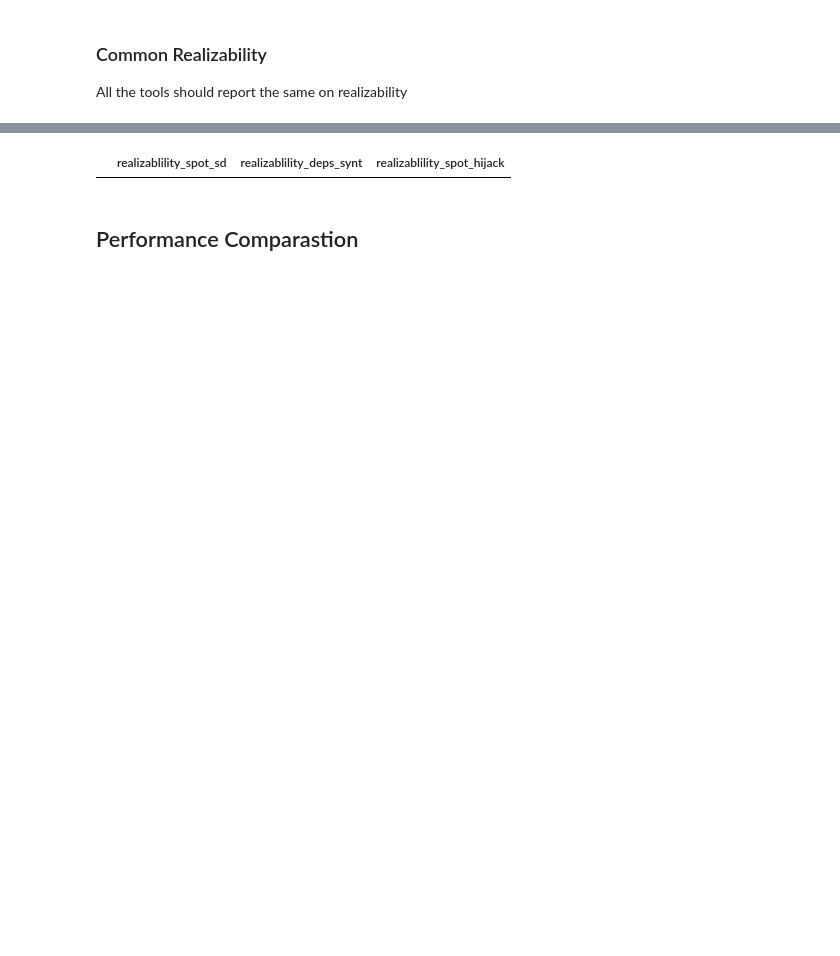
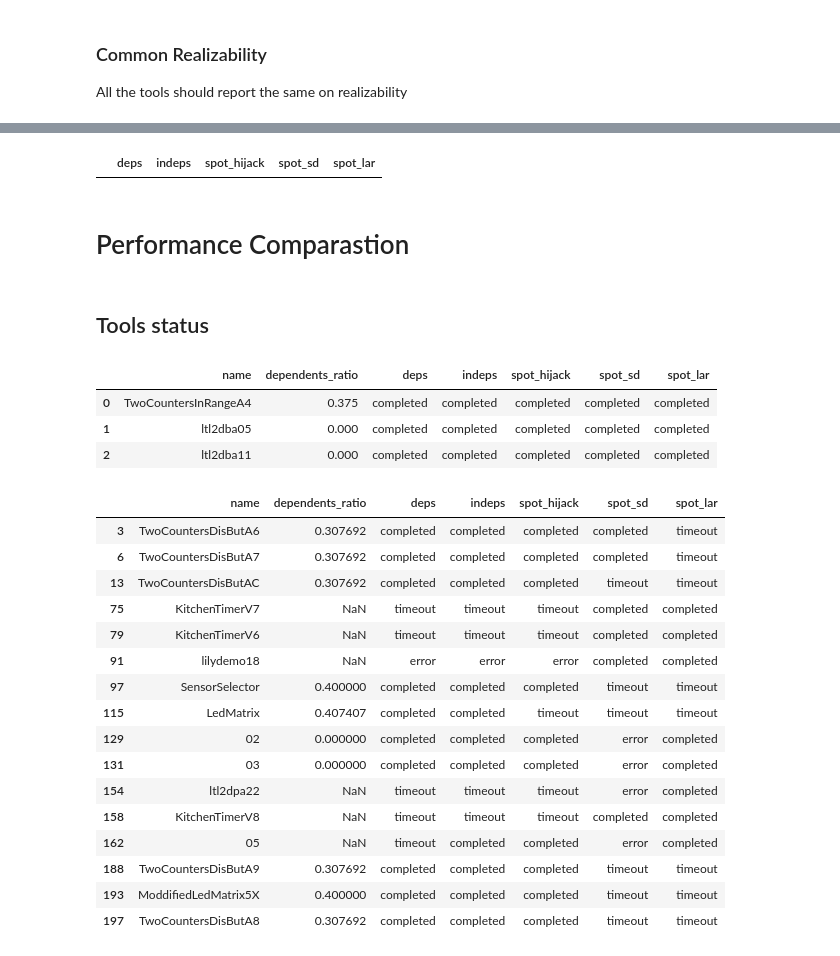
Before and after one commit to eliyaoo32/DepSynt, a Jupyter notebook: notebooks/synthesis-result.ipynb, the cells around one changed output, grey strips where cells are left out. Drawn from its saved outputs; the diff is of its cells as text; code cells hidden in the pictures; blank space fills up the shorter version.

Commit message:
Updated synthesis results

```diff
--- a/notebooks/synthesis-result.ipynb
+++ b/notebooks/synthesis-result.ipynb
@@ -324,0 +440,25 @@ all_tools_df.head(5)
+# %%
+tools_df = {
+    'deps': deps_synt_df, # Synthesis dependent and independent strategies
+    'indeps': indeps_synt_df, # Synthesis strategy only for dependent variables
+    'spot_hijack': spot_hijack_df, # Spot Hijack algorithm
+    'spot_sd': spot_sd_df, # Spot SD algorithm
+    'spot_lar': spot_lar_df, # Spot lar algorithm
+}
+# %%
+A = pd.merge(
+    tools_df['deps'],
+    tools_df['indeps'],
+    suffixes=('_deps', '_indeps'),
+    on='name'
+)
+B = pd.merge(
+    tools_df['spot_sd'],
+    tools_df['spot_hijack'],
+    suffixes=('_spot_sd', '_spot_hijack'),
+    on='name'
+)
+all_tools_df = pd.merge(A, B, on='name')
+C = tools_df['spot_lar'].copy().add_suffix('_spot_lar').rename(columns={'name_spot_lar': 'name'})
+all_tools_df = pd.merge(all_tools_df, C, on='name')
+all_tools_df
@@ -337,0 +496,5 @@ realizabilities.head(3)
+# %%
+realizability_df = pd.DataFrame()
+for tool in tools_df.keys():
+    realizability_df[tool] = all_tools_df["realizablility_" + tool]
+realizability_df
@@ -338,6 +515,40 @@ realizabilities.head(3)
+# %%
+# How many benchmarks have different realizability?
+realizability_df[realizability_df.apply(lambda x: x.nunique() > 1, axis=1)]
+# %% [output]
+|  | deps | indeps | spot_hijack | spot_sd | spot_lar |
+# %% [markdown]
+# Performance Comparastion
+# %% [markdown]
+## Tools status
+# %%
+status_df = all_tools_df[["name", "dependents_ratio"]].copy()
+for tool in tools_df.keys():
+    status_df[tool] = all_tools_df["status_" + tool]
+
+status_df.head(3)
+# %% [output]
+|  | name | dependents_ratio | deps | indeps | spot_hijack | spot_sd | spot_lar |
+| 0 | TwoCountersInRangeA4 | 0.375 | completed | completed | completed | completed | completed |
+| 1 | ltl2dba05 | 0.000 | completed | completed | completed | completed | completed |
+| 2 | ltl2dba11 | 0.000 | completed | completed | completed | completed | completed |
 # %%
-realizabilities[realizabilities.apply(lambda x: x.nunique() > 1, axis=1)]
+status_df[status_df.apply(lambda x: x[tools_df.keys()].nunique() > 1, axis=1)]
 # %% [output]
-|  | realizablility_spot_sd | realizablility_deps_synt | realizablility_spot_hijack |
+|  | name | dependents_ratio | deps | indeps | spot_hijack | spot_sd | spot_lar |
+| 3 | TwoCountersDisButA6 | 0.307692 | completed | completed | completed | completed | timeout |
+| 6 | TwoCountersDisButA7 | 0.307692 | completed | completed | completed | completed | timeout |
+| 13 | TwoCountersDisButAC | 0.307692 | completed | completed | completed | timeout | timeout |
+| 75 | KitchenTimerV7 | NaN | timeout | timeout | timeout | completed | completed |
+| 79 | KitchenTimerV6 | NaN | timeout | timeout | timeout | completed | completed |
+| 91 | lilydemo18 | NaN | error | error | error | completed | completed |
+| 97 | SensorSelector | 0.400000 | completed | completed | completed | timeout | timeout |
+| 115 | LedMatrix | 0.407407 | completed | completed | timeout | timeout | timeout |
+| 129 | 02 | 0.000000 | completed | completed | completed | error | completed |
+| 131 | 03 | 0.000000 | completed | completed | completed | error | completed |
+| 154 | ltl2dpa22 | NaN | timeout | timeout | timeout | error | completed |
+| 158 | KitchenTimerV8 | NaN | timeout | timeout | timeout | completed | completed |
+| 162 | 05 | NaN | timeout | completed | completed | error | completed |
+| 188 | TwoCountersDisButA9 | 0.307692 | completed | completed | completed | timeout | timeout |
+| 193 | ModdifiedLedMatrix5X | 0.400000 | completed | completed | completed | timeout | timeout |
+| 197 | TwoCountersDisButA8 | 0.307692 | completed | completed | completed | timeout | timeout |
-# %% [markdown]
-## Performance Comparastion
```
Also changed, not shown: parts of 26 cells of this notebook.
